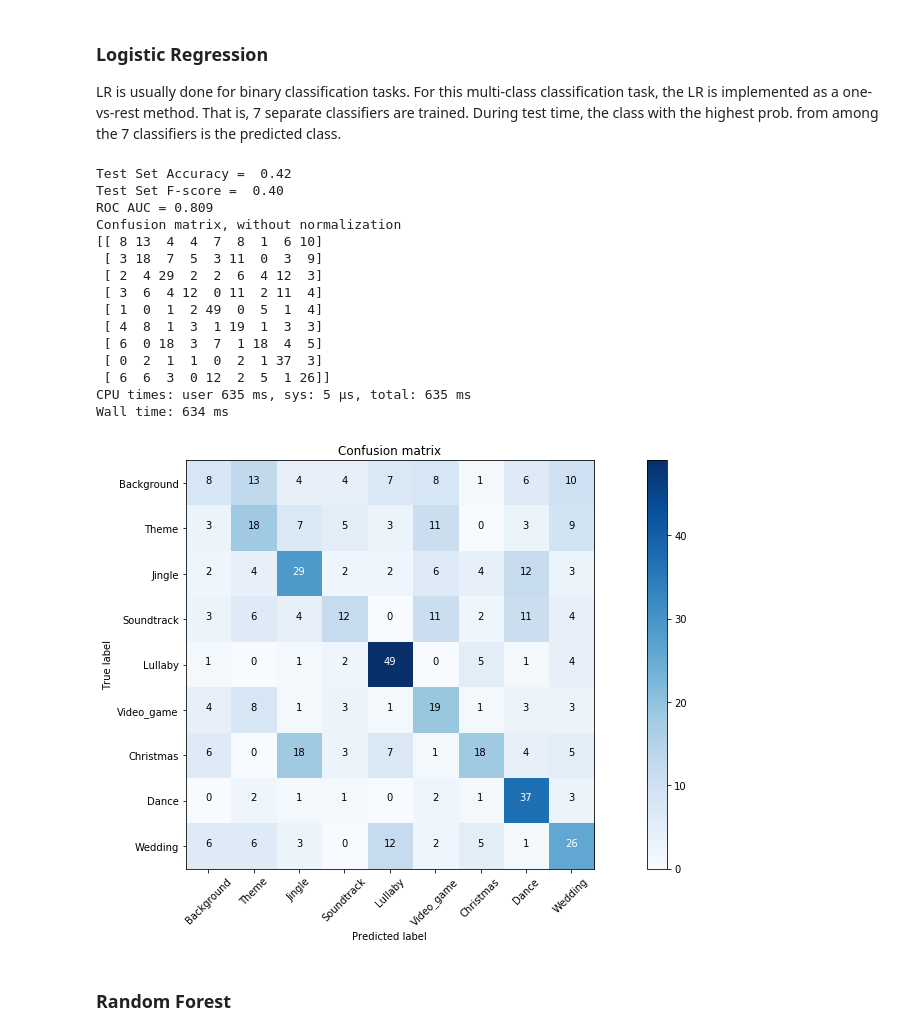
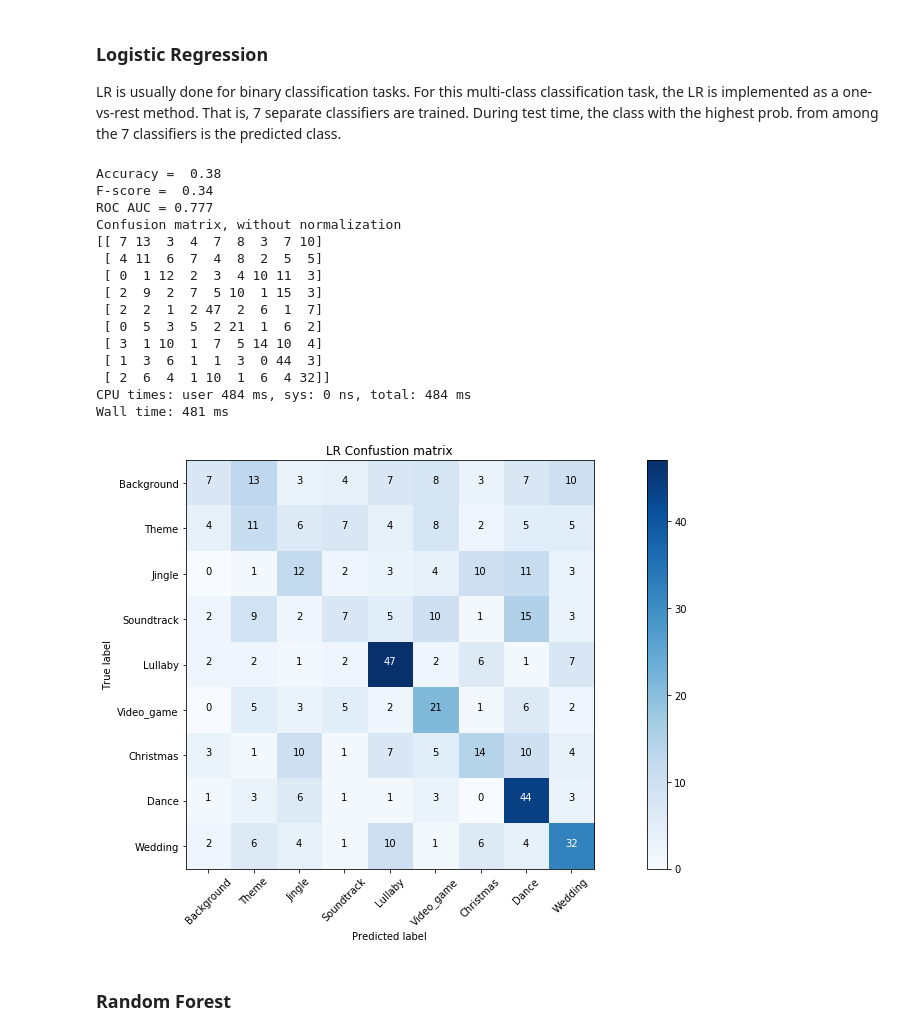
Before and after one commit to jonasgerne/audioset-role, a Jupyter notebook: 5_model_building.ipynb, the cells around one changed output. Saved outputs shown, nothing was run; the diff lists cells and outputs as text; code cells hidden in the pictures.

Commit message:
add pca experiments

```diff
--- a/5_model_building.ipynb
+++ b/5_model_building.ipynb
@@ -24,5 +39,5 @@ from itertools import cycle
 # %%
-df = pd.read_csv('extracted_features/df_features.csv')
+df = pd.read_csv('extracted_features/df_features_pca.csv')
 print(df.shape)
 df.head()
 # %% [output]
@@ -64,14 +73,16 @@ df.head()
 x_train, x_test, y_train, y_test = train_test_split(df[df.columns[1:-1]],
                                                     df['label'],
                                                     random_state = 10,
-                                                    test_size = 0.1
+                                                    test_size = 0.2
                                                     )
 
-
-
-
-### were is validation set?
+# Among the test files, keep half for validation
+x_val, x_test, y_val, y_test = train_test_split(x_test, y_test,
+                                                random_state = 10,
+                                                test_size = 0.5
+                                                )
 # %%
+experiment_path = 'pca/'
 def plot_confusion_matrix(cm, classes,
                           normalize=False,
                           title='Confusion matrix',
@@ -106,57 +117,62 @@ def plot_confusion_matrix(cm, classes,
     plt.ylabel('True label')
     plt.xlabel('Predicted label')
 
+    plt.savefig('plots/' + experiment_path + title.replace(" ", "_") +'.png', bbox_inches='tight')
+
 def one_hot_encoder(true_labels, num_records, num_classes):
     temp = np.array(true_labels[:num_records])
     true_labels = np.zeros((num_records, num_classes))
     true_labels[np.arange(num_records), temp] = 1
     return true_labels
 
-def display_results(y_test, pred_probs, cm = True):
+def display_results(y_test, pred_probs, cm = True, cm_title='Confustion matrix'):
     pred = np.argmax(pred_probs, axis=-1)
     one_hot_true = one_hot_encoder(y_test, len(pred), len(label_dict))
-    print('Test Set Accuracy =  {0:.2f}'.format(accuracy_score(y_test, pred)))
-    print('Test Set F-score =  {0:.2f}'.format(f1_score(y_test, pred, average='macro')))
+    print('Accuracy =  {0:.2f}'.format(accuracy_score(y_test, pred)))
+    print('F-score =  {0:.2f}'.format(f1_score(y_test, pred, average='macro')))
     print('ROC AUC = {0:.3f}'.format(roc_auc_score(y_true=one_hot_true, y_score=pred_probs, average='macro')))
     if cm:
         roles = ['Background', 'Theme', 'Jingle', 'Soundtrack', 'Lullaby', 'Video_game', 'Christmas',
         'Dance', 'Wedding']#, 'Birthday'] # for beatiful plotting
-        plot_confusion_matrix(confusion_matrix(y_test[:len(pred)], pred), classes=roles)
+        plot_confusion_matrix(confusion_matrix(y_test[:len(pred)], pred), classes=roles, title=cm_title)
 # %% [markdown]
 ### Logistic Regression
 LR is usually done for binary classification tasks. For this multi-class classification task, the LR is implemented as a one-vs-rest method. That is, 7 separate classifiers are trained. During test time, the class with the highest prob. from among the 7 classifiers is the predicted class.
 # %%
 %%time
 # Train
 lr_classifier = LogisticRegression(penalty='l2')
 lr_classifier.fit(x_train, y_train)
 
-# Predict
-pred_probs = lr_classifier.predict_proba(x_test)
+# Prediction for validation set
+pred_probs = lr_classifier.predict_proba(x_val)
+display_results(y_val, pred_probs, cm_title='LR Confustion matrix')
+# Save
+with open('pred_probas/lr_classifier_val.pkl', 'wb') as f:
+    pickle.dump(pred_probs, f)
 
-# Results
-display_results(y_test, pred_probs)
-
+# Prediction for test set
+pred_probs_LR = lr_classifier.predict_proba(x_test)
 # Save
-with open('pred_probas/lr_classifier.pkl', 'wb') as f:
-    pickle.dump(pred_probs, f)
+with open('pred_probas/lr_classifier_test.pkl', 'wb') as f:
+    pickle.dump(pred_probs_LR, f)
 # %% [output]
-Test Set Accuracy =  0.42
-Test Set F-score =  0.40
-ROC AUC = 0.809
+Accuracy =  0.38
+F-score =  0.34
+ROC AUC = 0.777
 Confusion matrix, without normalization
-[[ 8 13  4  4  7  8  1  6 10]
- [ 3 18  7  5  3 11  0  3  9]
- [ 2  4 29  2  2  6  4 12  3]
- [ 3  6  4 12  0 11  2 11  4]
- [ 1  0  1  2 49  0  5  1  4]
- [ 4  8  1  3  1 19  1  3  3]
- [ 6  0 18  3  7  1 18  4  5]
- [ 0  2  1  1  0  2  1 37  3]
- [ 6  6  3  0 12  2  5  1 26]]
-CPU times: user 635 ms, sys: 5 µs, total: 635 ms
-Wall time: 634 ms
+[[ 7 13  3  4  7  8  3  7 10]
+ [ 4 11  6  7  4  8  2  5  5]
+ [ 0  1 12  2  3  4 10 11  3]
+ [ 2  9  2  7  5 10  1 15  3]
+ [ 2  2  1  2 47  2  6  1  7]
+ [ 0  5  3  5  2 21  1  6  2]
+ [ 3  1 10  1  7  5 14 10  4]
+ [ 1  3  6  1  1  3  0 44  3]
+ [ 2  6  4  1 10  1  6  4 32]]
+CPU times: user 484 ms, sys: 0 ns, total: 484 ms
+Wall time: 481 ms
-[figure, old version]
+[figure, new version]
 # %% [markdown]
 ### Random Forest
 # %%
```
Also changed, not shown: parts of 9 cells of this notebook, 30 other files.
